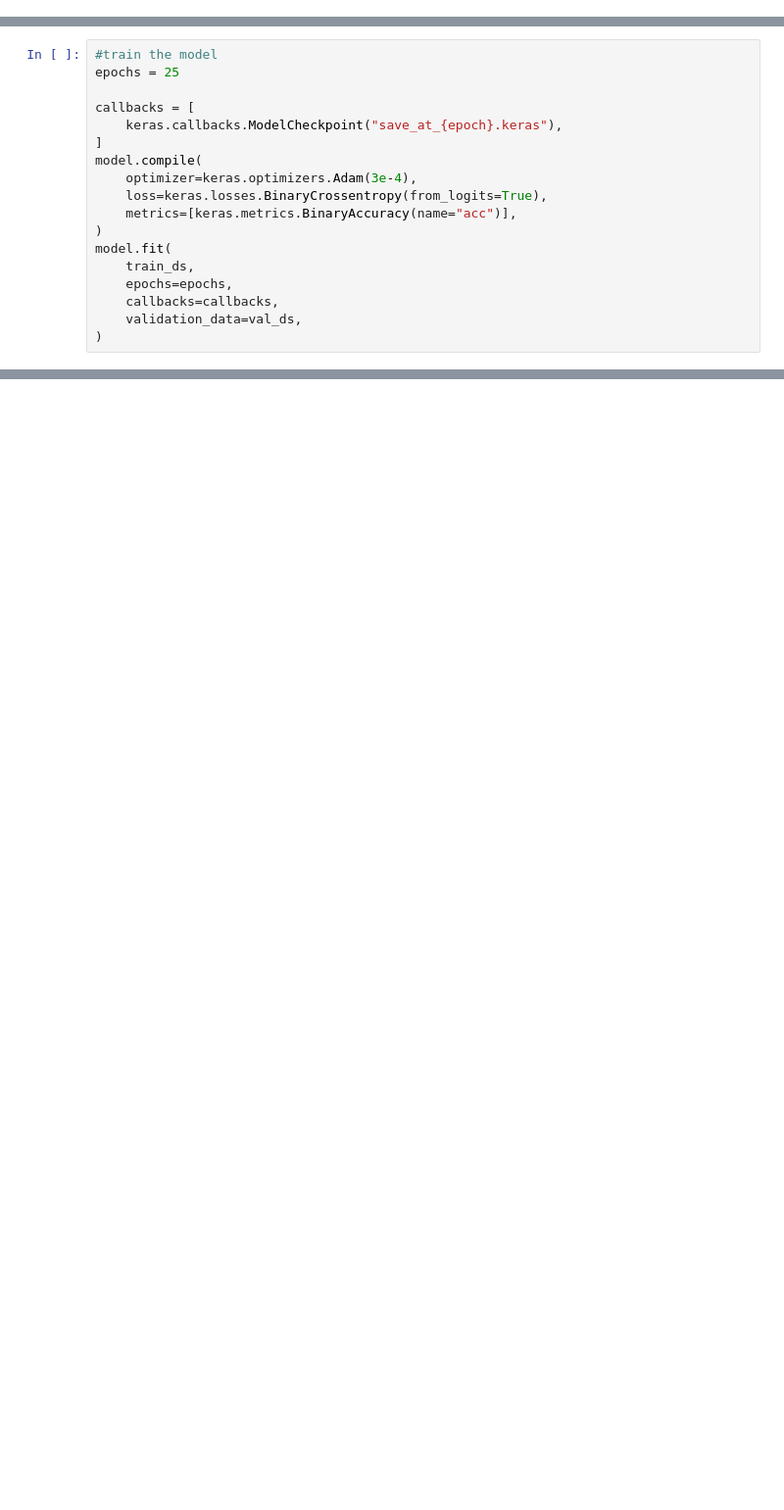
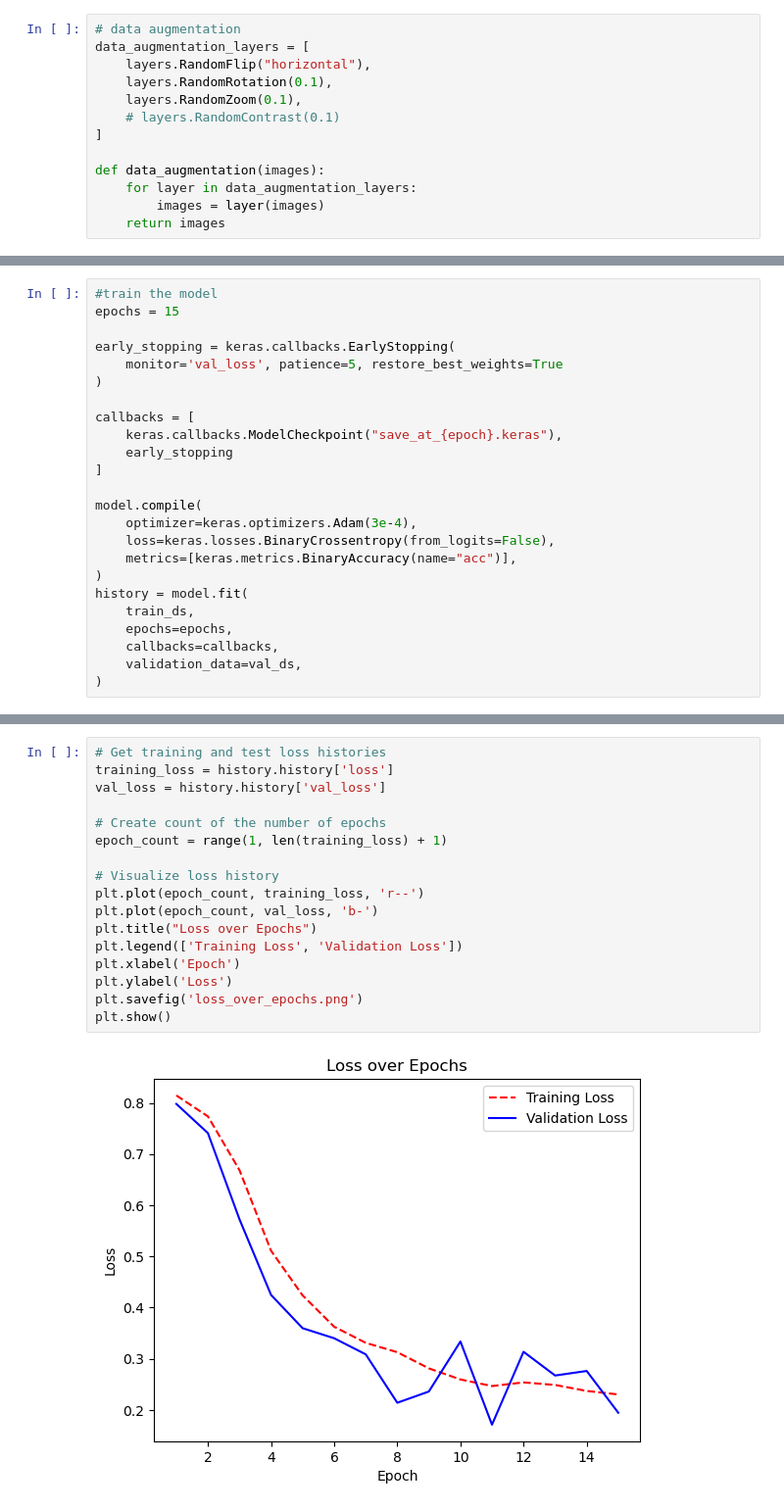
Before and after one commit to avesselinov/CS3, a Jupyter notebook: SCRIPTS/Keras_training.ipynb, the cells around one changed output, grey strips where cells are left out. Shown at 98% size. Saved outputs shown, nothing was run; the diff lists cells and outputs as text; blank space fills up the shorter version.

Commit message:
finished model and evaluation

```diff
--- a/SCRIPTS/Keras_training.ipynb
+++ b/SCRIPTS/Keras_training.ipynb
@@ -46,0 +94,13 @@ Using 380 files for validation.
+# %%
+# data augmentation
+data_augmentation_layers = [
+    layers.RandomFlip("horizontal"),
+    layers.RandomRotation(0.1),
+    layers.RandomZoom(0.1),
+    # layers.RandomContrast(0.1)
+]
+
+def data_augmentation(images):
+    for layer in data_augmentation_layers:
+        images = layer(images)
+    return images
@@ -99,16 +154,22 @@ keras.utils.plot_model(model, show_shapes=True)
 # %%
 #train the model
-epochs = 25
+epochs = 15
+
+early_stopping = keras.callbacks.EarlyStopping(
+    monitor='val_loss', patience=5, restore_best_weights=True
+)
 
 callbacks = [
     keras.callbacks.ModelCheckpoint("save_at_{epoch}.keras"),
+    early_stopping
 ]
+
 model.compile(
     optimizer=keras.optimizers.Adam(3e-4),
-    loss=keras.losses.BinaryCrossentropy(from_logits=True),
+    loss=keras.losses.BinaryCrossentropy(from_logits=False),
     metrics=[keras.metrics.BinaryAccuracy(name="acc")],
 )
-model.fit(
+history = model.fit(
     train_ds,
     epochs=epochs,
     callbacks=callbacks,
@@ -129,0 +196,19 @@ print(f"This image is {100 * (1 - score):.2f}% fire and {100 * score:.2f}% nofir
+# %%
+# Get training and test loss histories
+training_loss = history.history['loss']
+val_loss = history.history['val_loss']
+
+# Create count of the number of epochs
+epoch_count = range(1, len(training_loss) + 1)
+
+# Visualize loss history
+plt.plot(epoch_count, training_loss, 'r--')
+plt.plot(epoch_count, val_loss, 'b-')
+plt.title("Loss over Epochs")
+plt.legend(['Training Loss', 'Validation Loss'])
+plt.xlabel('Epoch')
+plt.ylabel('Loss')
+plt.savefig('loss_over_epochs.png')
+plt.show()
+# %% [output]
+[figure, added]
```
Also changed, not shown: parts of 17 cells of this notebook.
